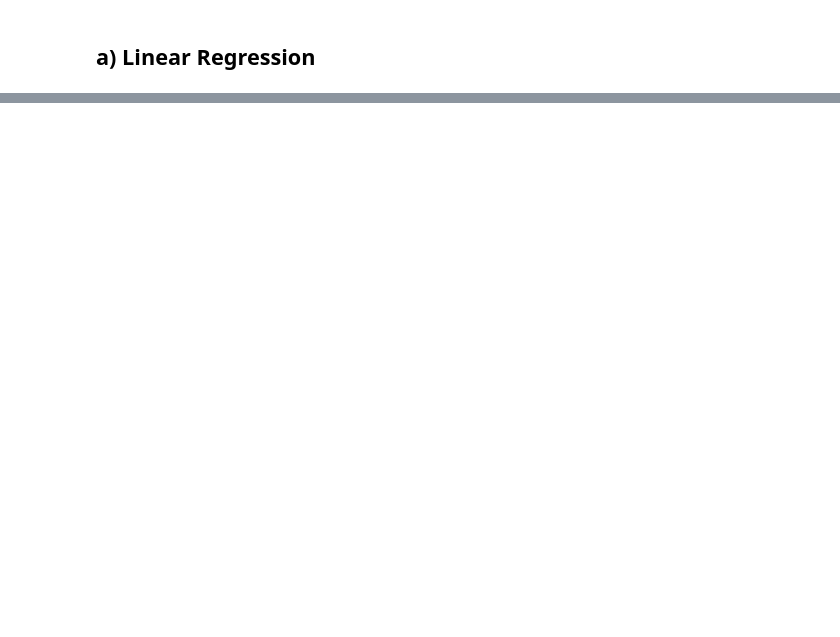
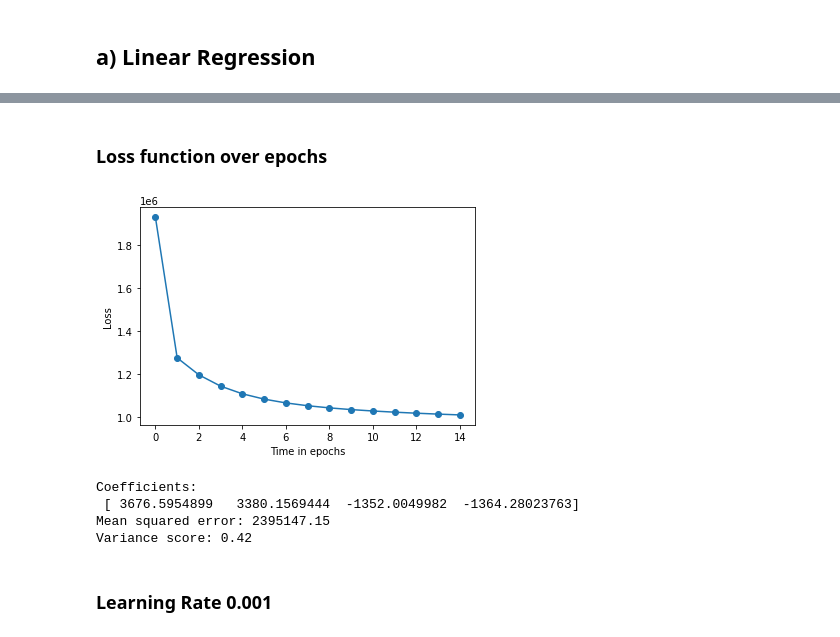
Before and after one commit to Ilna/MachineLearning_Classification-Regression, a Jupyter notebook: ML_Assigment1.ipynb, the cells around one changed output, grey strips where cells are left out. Cells and saved outputs as stored; diff of their text form; code cells hidden in the pictures; blank space fills up the shorter version.

```diff
--- a/ML_Assigment1.ipynb
+++ b/ML_Assigment1.ipynb
@@ -186,0 +271,4 @@ Image(graph.create_png())
+# %%
+# Using stdout to print the loss for each epoch
+old_stdout = sys.stdout
+sys.stdout = mystdout = StringIO()
@@ -186,0 +317,38 @@ Image(graph.create_png())
+# %% [markdown]
+### Loss function over epochs
+# %%
+sys.stdout = old_stdout
+loss_history = mystdout.getvalue()
+print(loss_history)
+loss_list = []
+for line in loss_history.split('\n'):
+    if(len(line.split("loss: ")) == 1):
+        continue
+    loss_list.append(float(line.split("loss: ")[-1]))
+
+plt.figure()
+plt.plot(np.arange(len(loss_list)), loss_list)
+plt.scatter(np.arange(len(loss_list)), loss_list)
+plt.xlabel("Time in epochs")
+plt.ylabel("Loss")
+plt.show()
+# %% [output]
+[figure, added]
+# %%
+from sklearn.metrics import mean_squared_error, r2_score
+
+y_pred = model.predict(fX_test)
+
+print('Coefficients: \n', model.coef_)
+# The mean squared error
+print("Mean squared error: %.2f"
+      % mean_squared_error(fy_test, y_pred))
+# Explained variance score: 1 is perfect prediction
+print('Variance score: %.2f' % r2_score(y_test,y_pred))
+# %% [output]
+Coefficients:
+ [ 3676.5954899   3380.1569444  -1352.0049982  -1364.28023763]
+Mean squared error: 2395147.15
+Variance score: 0.42
+# %% [markdown]
+### Learning Rate 0.001
```
Also changed, not shown: parts of 37 cells of this notebook.
